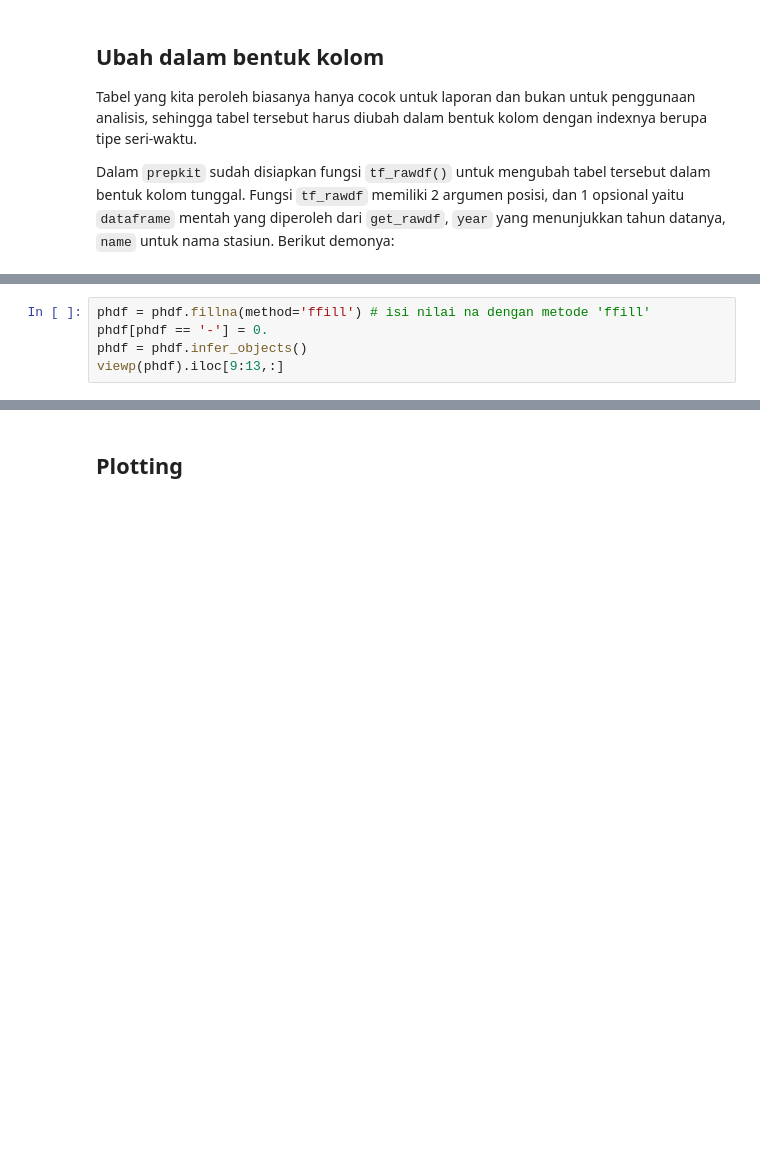
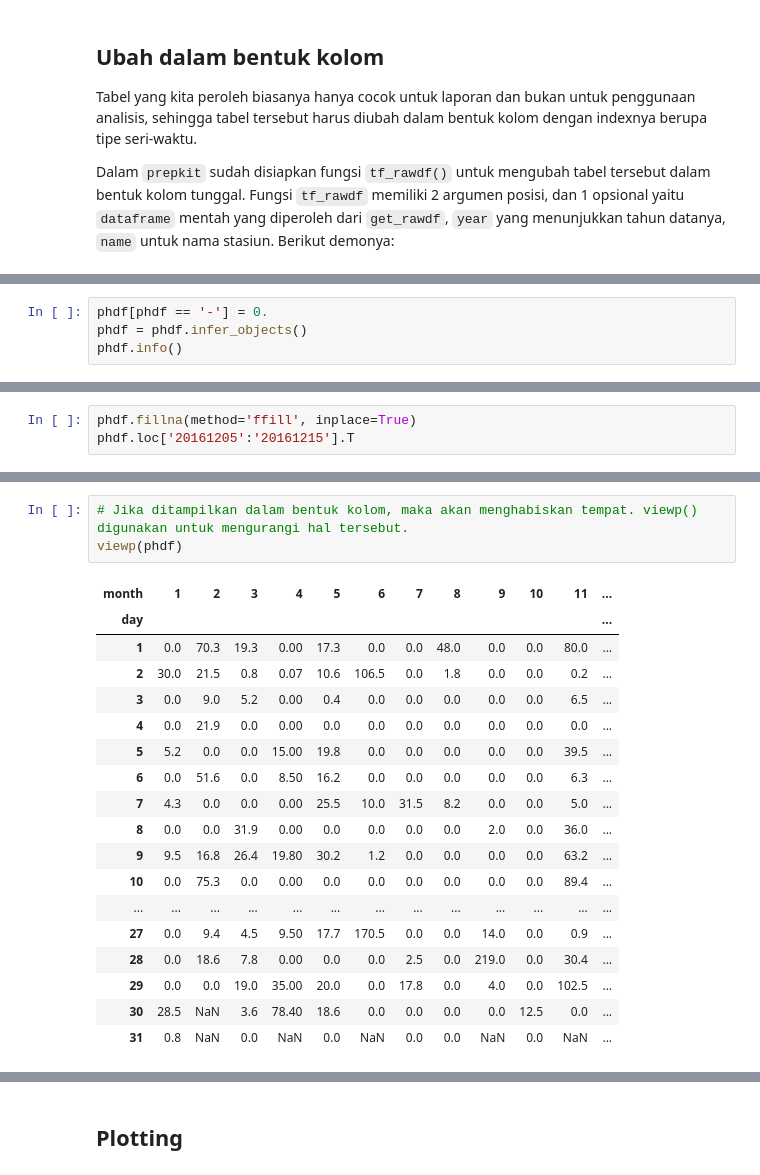
Before and after one commit to hidrokit/hidrokit, a Jupyter notebook: src/Demo Pos Hujan.ipynb, the cells around one changed output, grey strips where cells are left out. Drawn from its saved outputs; the diff is of its cells as text; blank space fills up the shorter version.

```diff
--- a/src/Demo Pos Hujan.ipynb
+++ b/src/Demo Pos Hujan.ipynb
@@ -188,6 +190,5 @@ dtype: int64
 # %%
-phdf = phdf.fillna(method='ffill') # isi nilai na dengan metode 'ffill'
 phdf[phdf == '-'] = 0.
 phdf = phdf.infer_objects()
-viewp(phdf).iloc[9:13,:]
+phdf.info()
 # %% [output]
@@ -209,0 +220,3 @@ viewp(phdf).head()
+# %%
+phdf.fillna(method='ffill', inplace=True)
+phdf.loc['20161205':'20161215'].T
@@ -209,0 +240,22 @@ viewp(phdf).head()
+# %%
+# Jika ditampilkan dalam bentuk kolom, maka akan menghabiskan tempat. viewp() digunakan untuk mengurangi hal tersebut.
+viewp(phdf)
+# %% [output]
+| month | 1 | 2 | 3 | 4 | 5 | 6 | 7 | 8 | 9 | 10 | 11 | ... |
+| day |  |  |  |  |  |  |  |  |  |  |  | ... |
+| 1 | 0.0 | 70.3 | 19.3 | 0.00 | 17.3 | 0.0 | 0.0 | 48.0 | 0.0 | 0.0 | 80.0 | ... |
+| 2 | 30.0 | 21.5 | 0.8 | 0.07 | 10.6 | 106.5 | 0.0 | 1.8 | 0.0 | 0.0 | 0.2 | ... |
+| 3 | 0.0 | 9.0 | 5.2 | 0.00 | 0.4 | 0.0 | 0.0 | 0.0 | 0.0 | 0.0 | 6.5 | ... |
+| 4 | 0.0 | 21.9 | 0.0 | 0.00 | 0.0 | 0.0 | 0.0 | 0.0 | 0.0 | 0.0 | 0.0 | ... |
+| 5 | 5.2 | 0.0 | 0.0 | 15.00 | 19.8 | 0.0 | 0.0 | 0.0 | 0.0 | 0.0 | 39.5 | ... |
+| 6 | 0.0 | 51.6 | 0.0 | 8.50 | 16.2 | 0.0 | 0.0 | 0.0 | 0.0 | 0.0 | 6.3 | ... |
+| 7 | 4.3 | 0.0 | 0.0 | 0.00 | 25.5 | 10.0 | 31.5 | 8.2 | 0.0 | 0.0 | 5.0 | ... |
+| 8 | 0.0 | 0.0 | 31.9 | 0.00 | 0.0 | 0.0 | 0.0 | 0.0 | 2.0 | 0.0 | 36.0 | ... |
+| 9 | 9.5 | 16.8 | 26.4 | 19.80 | 30.2 | 1.2 | 0.0 | 0.0 | 0.0 | 0.0 | 63.2 | ... |
+| 10 | 0.0 | 75.3 | 0.0 | 0.00 | 0.0 | 0.0 | 0.0 | 0.0 | 0.0 | 0.0 | 89.4 | ... |
+| ... | ... | ... | ... | ... | ... | ... | ... | ... | ... | ... | ... | ... |
+| 27 | 0.0 | 9.4 | 4.5 | 9.50 | 17.7 | 170.5 | 0.0 | 0.0 | 14.0 | 0.0 | 0.9 | ... |
+| 28 | 0.0 | 18.6 | 7.8 | 0.00 | 0.0 | 0.0 | 2.5 | 0.0 | 219.0 | 0.0 | 30.4 | ... |
+| 29 | 0.0 | 0.0 | 19.0 | 35.00 | 20.0 | 0.0 | 17.8 | 0.0 | 4.0 | 0.0 | 102.5 | ... |
+| 30 | 28.5 | NaN | 3.6 | 78.40 | 18.6 | 0.0 | 0.0 | 0.0 | 0.0 | 12.5 | 0.0 | ... |
+| 31 | 0.8 | NaN | 0.0 | NaN | 0.0 | NaN | 0.0 | 0.0 | NaN | 0.0 | NaN | ... |
```
Also changed, not shown: parts of 35 cells of this notebook, 5 other files.
